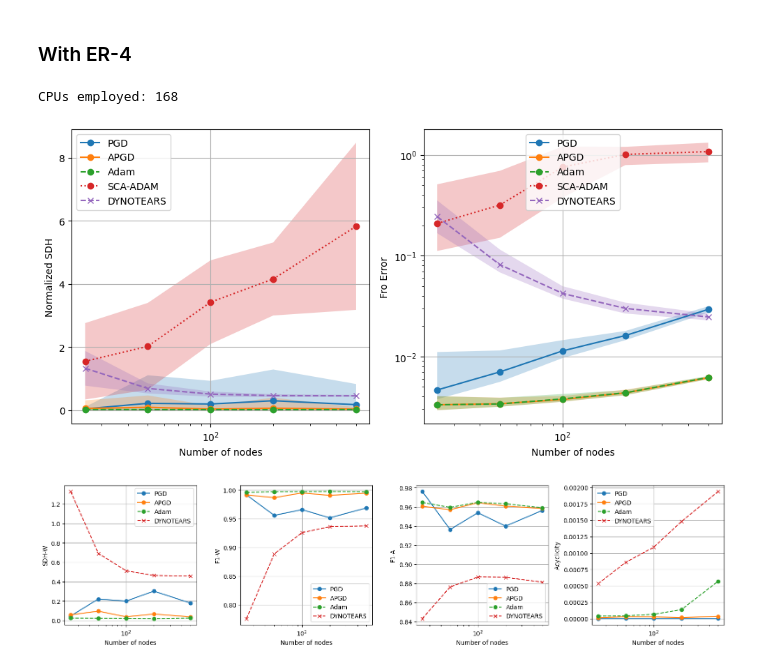
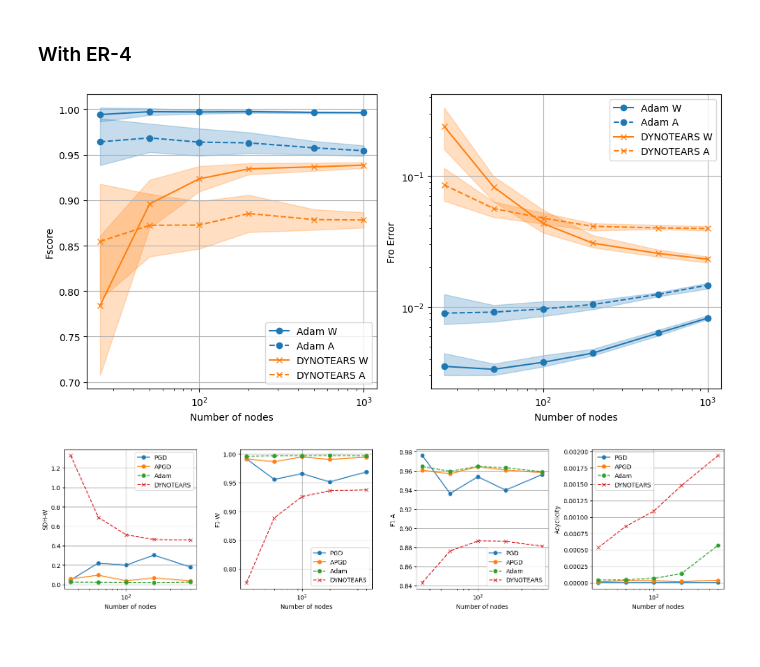
Before and after one commit to reysam93/cvx_dyn_dag, a Jupyter notebook: exp_number_nodes.ipynb, the cells around one changed output. Saved outputs shown, nothing was run; the diff lists cells and outputs as text; code cells hidden in the pictures.

```diff
--- a/exp_number_nodes.ipynb
+++ b/exp_number_nodes.ipynb
@@ -82,31 +82,31 @@ def run_nodes_exp(g, data_p, N_nodes, exps, thr=.075, verb=False):
     return shd, fs_W, fs_A, err_W, err_A, acyc, runtime, dag_count
 # %%
 n_dags = 50
-N_nodes = np.array( [25, 50, 100, 200, 500] )
+N_nodes = np.array( [25, 50, 100, 200, 500, 1000] )
 
 Exps = [
-    {'model': Nonneg_dyn_dag_learning, 'init': {'acyclicity': 'logdet', 'primal_opt': 'pgd'},
-     'args': {'stepsize': 5e-4, 'alpha_0': 1, 'rho_0': .05, 's': 1, 'lamb_W': .01, 'lamb_A': .05,
-              'iters_in': 10000, 'iters_out': 20, 'beta': 5},
-     'adapt_lamb': True, 'fmt': '-o', 'leg': 'PGD'},
+    # {'model': Nonneg_dyn_dag_learning, 'init': {'acyclicity': 'logdet', 'primal_opt': 'pgd'},
+    #  'args': {'stepsize': 5e-4, 'alpha_0': 1, 'rho_0': .05, 's': 1, 'lamb_W': .01, 'lamb_A': .05,
+    #           'iters_in': 10000, 'iters_out': 20, 'beta': 5},
+    #  'adapt_lamb': True, 'fmt': '-o', 'leg': 'PGD'},
 
     {'model': Nonneg_dyn_dag_learning, 'init': {'acyclicity': 'logdet', 'primal_opt': 'fista', 'restart': True},
      'args': {'stepsize': 5e-4, 'alpha_0': 1, 'rho_0': .05, 's': 1, 'lamb_W': .5, 'lamb_A': 1,
               'iters_in': 5000, 'iters_out': 10, 'beta': 10},
-     'adapt_lamb': True, 'fmt': '-o', 'leg': 'APGD'},
+     'adapt_lamb': True, 'fmt': '-o', 'leg': 'CvxLogdet'},
 
     {'model': Nonneg_dyn_dag_learning, 'init': {'acyclicity': 'logdet', 'primal_opt': 'adam', 'restart': True},
      'args': {'stepsize': 3e-4, 'alpha_0': 1, 'rho_0': .05, 's': 1, 'lamb_W': .5, 'lamb_A': 1,
               'iters_in': 10000, 'iters_out': 10, 'beta': 5},
-     'adapt_lamb': True, 'fmt': '--o', 'leg': 'Adam'},
+     'adapt_lamb': True, 'fmt': '-o', 'leg': 'Adam'},
 
-    {'model': Nonneg_dyn_dag_learning, 'init': {'acyclicity': 'logdet', 'primal_opt': 'sca-adam'},
-     'args': {'stepsize': 5e-4, 'alpha_0': 1, 'rho_0': .1, 's': 1, 'lamb_W': .5, 'lamb_A': .05,
-              'iters_in': 1000, 'iters_out': 20, 'beta': 5},
-     'adapt_lamb': True, 'fmt': ':o', 'leg': 'SCA-ADAM'},
+    # {'model': Nonneg_dyn_dag_learning, 'init': {'acyclicity': 'logdet', 'primal_opt': 'sca-adam'},
+    #  'args': {'stepsize': 5e-4, 'alpha_0': 1, 'rho_0': .1, 's': 1, 'lamb_W': .5, 'lamb_A': .05,
+    #           'iters_in': 1000, 'iters_out': 20, 'beta': 5},
+    #  'adapt_lamb': True, 'fmt': '-o', 'leg': 'SCA-ADAM'},
 
     # Baselines
-    {'model': Dynotears, 'init': {}, 'args': {}, 'adapt_lamb': False, 'fmt': '--x', 'leg': 'DYNOTEARS'},
+    {'model': Dynotears, 'init': {}, 'args': {}, 'adapt_lamb': False, 'fmt': '-x', 'leg': 'DYNOTEARS'},
     # {'model': Dynotears, 'init': {}, 'args': {}, 'adapt_lamb': True, 'args': {'lamb_W': 3.5, 'lamb_A': 3.3,},
     #  'fmt': '--x', 'leg': 'DYNOTEARS-lamb'},
 ]
@@ -141,36 +141,34 @@ t_end = perf_counter()
 print(f'----- Solved in {(t_end-t_init)/60:.3f} minutes -----')
 
 shd, fs_W, fs_A, err_W, err_A, acyc, runtime, dag_count = zip(*results)
-# %% [output]
-CPUs employed: 168
 # %%
 if SAVE:
     file_name = PATH + f'nodes_{data_params["n_samples"]}T_deg{data_params["dag_edges"]}'
     np.savez(file_name, shd=shd, fs_W=fs_W, err_W=err_W, fs_A=fs_A, err_A=err_A, data_params=data_params,
              acyc=acyc, runtime=runtime, dag_count=dag_count, exps=Exps, xvals=N_nodes)
 
     print('SAVED in file:', file_name)
 
     # agg_error = np.median(err, axis=0)
     # utils.data_to_csv(f'{PATH}samples_err_med.csv', Exps, N_samples, agg_error)
     # prctile25 = np.percentile(err, 25, axis=0)
     # utils.data_to_csv(f'{PATH}samples_err_prctile25.csv', Exps, N_samples, prctile25)
     # prctile75 = np.percentile(err, 75, axis=0)
     # utils.data_to_csv(f'{PATH}samples_err_prctile75.csv', Exps, N_samples, prctile75)
 
     # agg_shd = np.mean(err, axis=0)
     # utils.data_to_csv(f'{PATH}samples_shd_mean.csv', Exps, N_samples, agg_shd)
     # std_shd = np.std(err, axis=0)
     # utils.data_to_csv(f'{PATH}samples_shd_std.csv', Exps, N_samples, std_shd)
 
-skip = []  # [1, 4]
+skip = [0]  # [1, 4]
 
 fig, axes = plt.subplots(1, 2, figsize=(10, 5))
-utils.plot_data(axes[0], shd, Exps, N_nodes, 'Number of nodes', 'Normalized SDH', skip,
+utils.plot_merged_data(axes[0], fs_W, fs_A, Exps, N_nodes, 'Number of nodes', 'Fscore', skip,
                 agg='mean', deviation='std', alpha=0.25)
-utils.plot_data(axes[1], err_W, Exps, N_nodes, 'Number of nodes', 'Fro Error', skip,
+utils.plot_merged_data(axes[1], err_W, err_A, Exps, N_nodes, 'Number of nodes', 'Fro Error', skip,
                 agg='median', deviation='prctile', alpha=0.25, plot_func='loglog')
 plt.tight_layout()
 # %% [output]
-[figure, old version]
+[figure, new version]
 # %%
```
Also changed, not shown: parts of 4 cells of this notebook, 2 other files.
